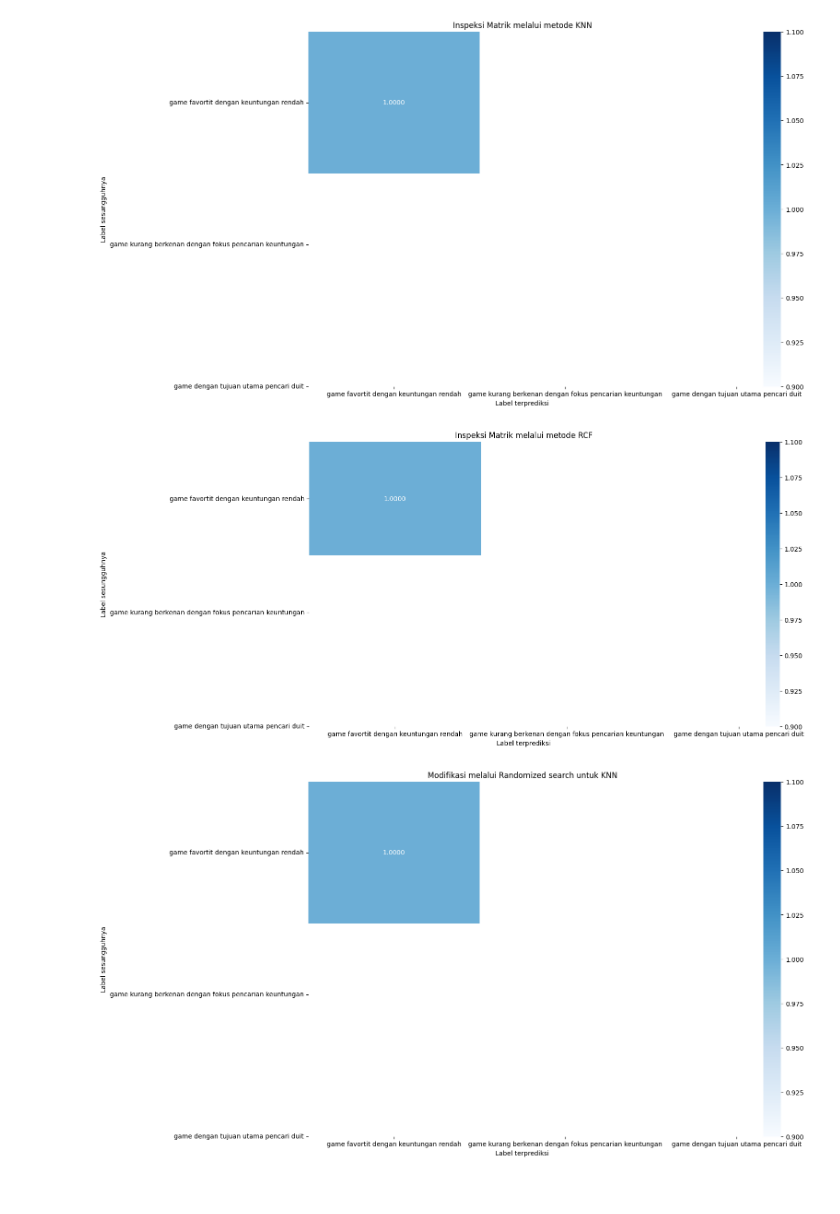
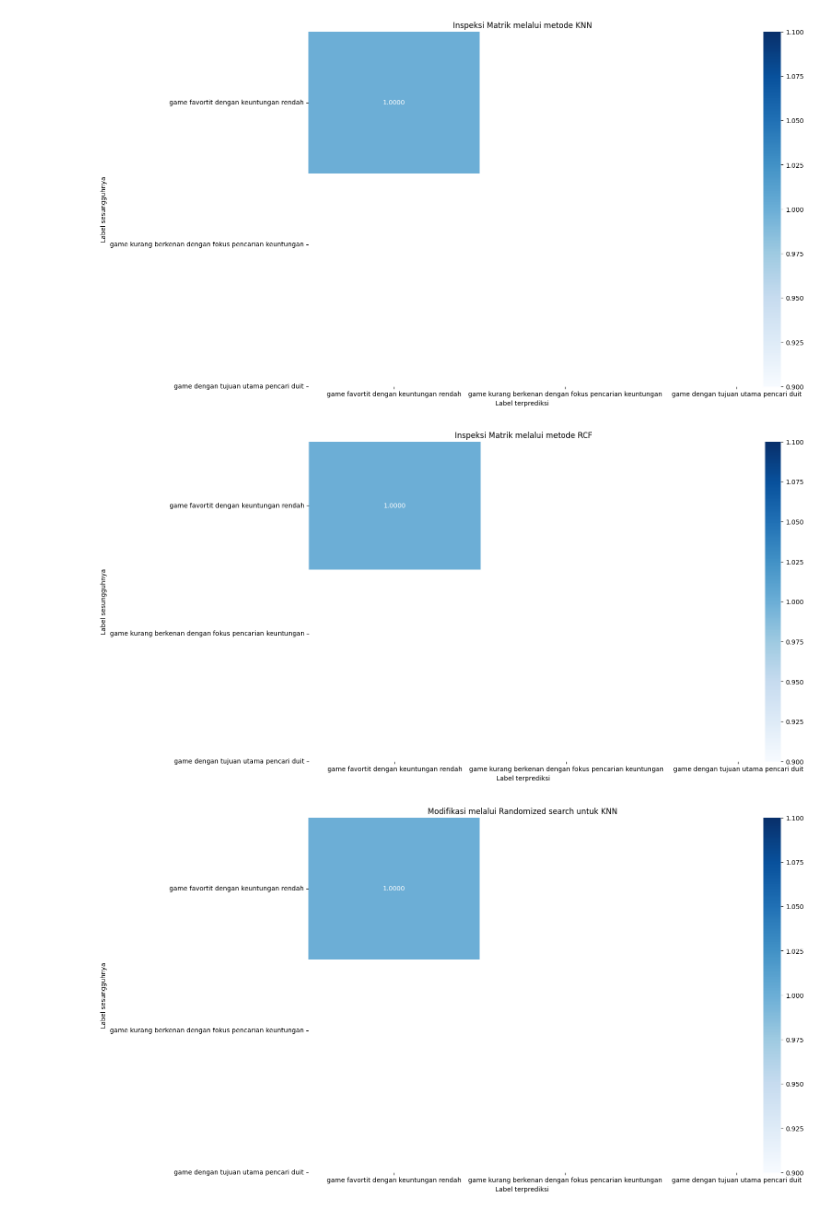
Before and after one commit to DGkurnia/cnkproject, a Jupyter notebook: BMLP_Derfansyah_Guswiranata_Kurnia_klasifikasi.ipynb, the cells around one changed output. Cells and saved outputs as stored; diff of their text form; code cells hidden in the pictures.

```diff
--- a/BMLP_Derfansyah_Guswiranata_Kurnia_klasifikasi.ipynb
+++ b/BMLP_Derfansyah_Guswiranata_Kurnia_klasifikasi.ipynb
@@ -807,16 +819,16 @@ plt.show()
 [figure]
 # %%
 #Inspeksi di metode RandomForestClasifier [Normal]
-plt.figure(figsize=(15, 8))
+plt.figure(figsize=(15, 9))
 sns.heatmap(hslcmatr, annot=True, fmt='.4f', cmap='Blues',
             xticklabels= label,  # Inspeksi Sesuai Kelas
             yticklabels= label)  # Pengaturan sesuai kelas
 plt.ylabel('Label sesungguhnya')
 plt.xlabel('Label terprediksi')
 plt.title('Inspeksi Matrik melalui metode RCF')
 plt.show()
 # %% [output]
-[figure, old version]
+[figure, new version]
 # %%
 #Modifikasi melalui Randomized search [KNN]
 plt.figure(figsize=(15, 10))
```
Also changed, not shown: parts of 19 cells of this notebook.
